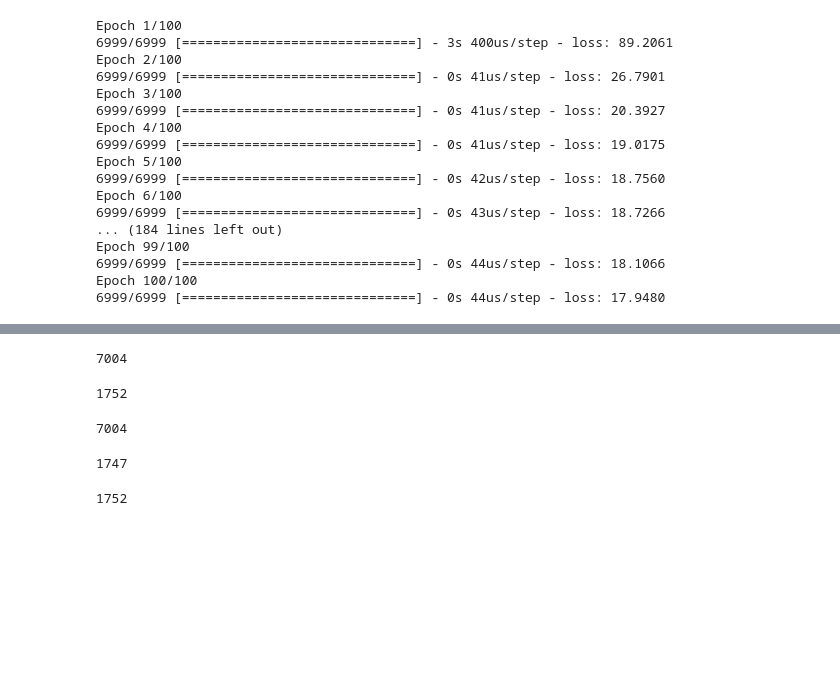
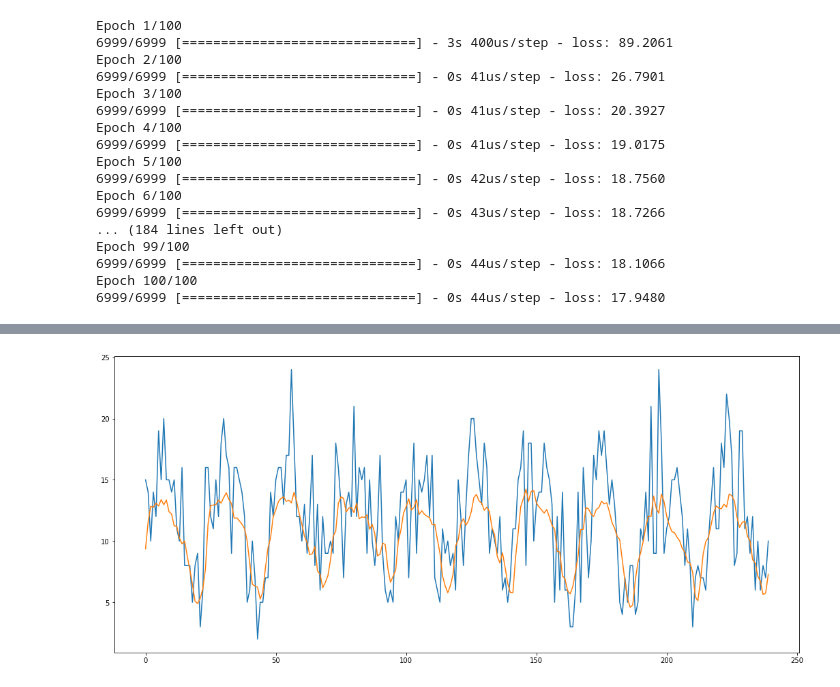
Before and after one commit to tcbonds/Project-5, a Jupyter notebook: LSTM Modeling.ipynb, the cells around one changed output, grey strips where cells are left out. Drawn from its saved outputs; the diff is of its cells as text; code cells hidden in the pictures; blank space fills up the shorter version.

```diff
--- a/LSTM Modeling.ipynb
+++ b/LSTM Modeling.ipynb
@@ -80,3 +135,7 @@ print('Test MSE: %.3f' % error)
+# %%
+# Creating 80-20 train-test split
+size = int(len(hourly_call_volume_medical_all) * 0.8)
+train, test = hourly_call_volume_medical_all[0:size], hourly_call_volume_medical_all[size:]
 # %%
 # univariate lstm example
 
@@ -158,11 +201,10 @@ Epoch 100/100
 # %%
 # Creating prediction for test set
 predictions = []
-for i in range(size,len(hourly_call_volume_medical_2018)-5):
-    x_input = array(hourly_call_volume_medical_2018.values[i:i+5])
+for i in range(size,len(hourly_call_volume_medical_all)-24):
+    x_input = array(hourly_call_volume_medical_all.values[i:i+24])
     x_input = x_input.reshape((1, n_steps, n_features))
     yhat = model.predict(x_input, verbose=0)
     print(i,yhat)
     predictions.append(yhat)
-predictions = array(predictions).reshape((1747))
 # %% [output]
@@ -170,2 +228,4 @@ ValueError: cannot reshape array of size 7009 into shape (7009,5,1)
+# %%
+predictions = array(predictions).reshape((len(predictions)))
 # %%
 # Calculating and printing MSE for all test predictions
@@ -193,24 +236,11 @@ sns.lineplot(data=predictions[:200]);
 # %%
 # check residuals for nonlinear trend then it will show if you need to use an rnn
-# %%
-len(train)
-# %% [output]
-7004
-# %%
-len(hourly_call_volume_medical_2018.values[size:])
-# %% [output]
-1752
-# %%
-size
-# %% [output]
-7004
-# %%
-len(predictions)
-# %% [output]
-1747
-# %%
-len(test)
-# %% [output]
-1752
+# %%
+# Prediction
+plt.figure(figsize=(18,8))
+sns.lineplot(data=test[24:].values[:48*5])
+sns.lineplot(data=predictions[:48*5]);
+# %% [output]
+[figure, added]
 # %%
 test
```
Also changed, not shown: parts of 18 cells of this notebook, 2 other files.
